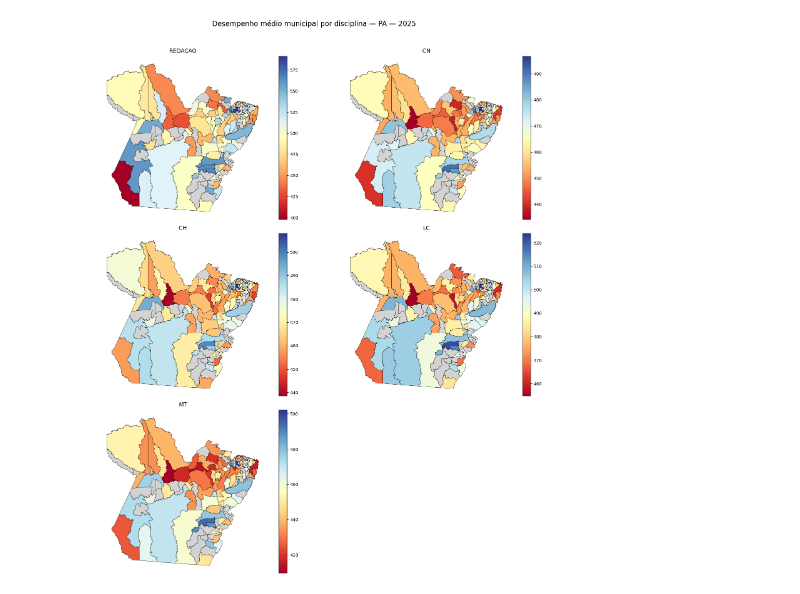
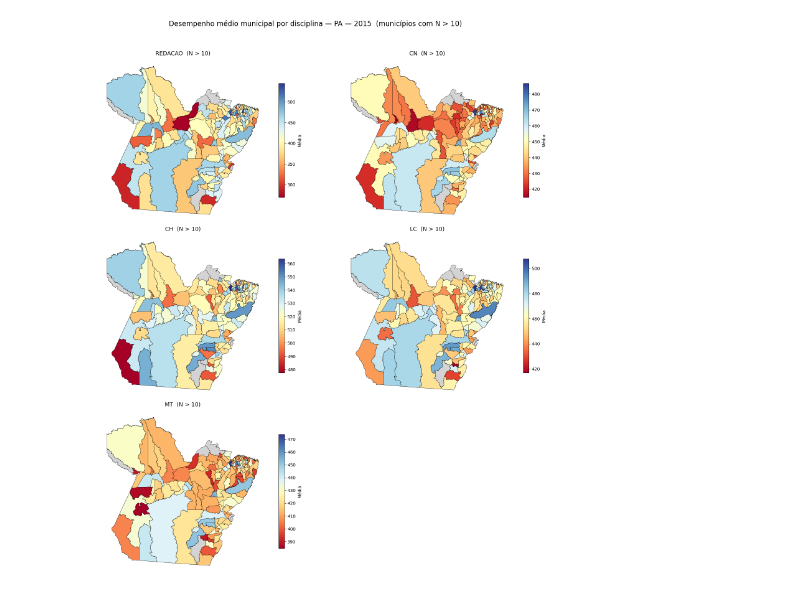
Before and after one commit to albertoakel/Projeto_ENEM, a Jupyter notebook: notebook/07_Analise_transversal_mapas.ipynb, the cells around one changed output. Saved outputs shown, nothing was run; the diff lists cells and outputs as text; code cells hidden in the pictures.

```diff
--- a/notebook/07_Analise_transversal_mapas.ipynb
+++ b/notebook/07_Analise_transversal_mapas.ipynb
@@ -23,15 +47,16 @@ from matplotlib.colors import LogNorm, Normalize
 from matplotlib.patches import Patch
 
 from enem_pipeline.config import PROJECT_ROOT, UF_PROCESSAMENTO
-from utils.features_names import read_allfiles
+from utils.features_names import read_allfiles,read_allfiles2
 from utils.eda import configuracao_analise_transversal
+import time
 
 # ------------------------------------------------------------
 # Parâmetros definidos pelo usuário
 # ------------------------------------------------------------
 
 UF_PROCESSAMENTO = "PA"
-ANO_TRANSVERSAL = 2025  # Escolher qualquer ano entre 1998 e 2025.
+ANO_TRANSVERSAL = 2015  # Escolher qualquer ano entre 1998 e 2025.
 
 if not 1998 <= int(ANO_TRANSVERSAL) <= 2025:
     raise ValueError("ANO_TRANSVERSAL deve estar entre 1998 e 2025.")
@@ -49,7 +74,8 @@ ORDEM_DISCIPLINAS = config_ano["ordem_disciplinas"]
 
 # Uma única leitura. read_allfiles já harmoniza os nomes municipais
 # das bases analíticas com a malha geográfica usando o código municipal.
-dados_consumo = read_allfiles(UF_PROCESSAMENTO)
+dados_consumo = read_allfiles2(UF_PROCESSAMENTO,'ESC')
+
 painel = dados_consumo["painel"]["data"].copy()
 municipios_geo = dados_consumo["shape"]["data"].copy()
 
@@ -183,41 +293,74 @@ São apresentados somente os indicadores válidos para o ano escolhido. Cada dis
 # ============================================================
 # 4. MAPAS DE DESEMPENHO MÉDIO POR DISCIPLINA
 # ============================================================
+from matplotlib.colors import Normalize
 
-n_mapas = len(COLUNAS_MEDIAS)
+N_VALIDOS_MIN = 10 # mesmo limiar dos demais blocos
+
+n_mapas   = len(COLUNAS_MEDIAS)
 n_colunas = 2
-n_linhas = int(np.ceil(n_mapas / n_colunas))
+n_linhas  = int(np.ceil(n_mapas / n_colunas))
 
 fig, axes = plt.subplots(
     n_linhas, n_colunas,
     figsize=(16, 6 * n_linhas),
-    squeeze=False
+    squeeze=False,
 )
 axes = axes.flatten()
 
 for i, coluna in enumerate(COLUNAS_MEDIAS):
     ax = axes[i]
+    disciplina = NOMES_DISCIPLINAS.get(coluna, coluna)
+
+    # ---- coluna de N válidos específica da disciplina (se existir) ----
+    sufixo       = coluna.replace("media_", "")
+    coluna_n_disc = f"n_validos_{sufixo}"
+
+    if coluna_n_disc in dados_ano.columns:
+        coluna_n = coluna_n_disc
+    elif "n_participantes" in dados_ano.columns:
+        coluna_n = "n_participantes"
+    else:
+        print(f"[{disciplina}] sem coluna de N — mapa não gerado.")
+        ax.axis("off")
+        continue
+
+    # ---- base filtrada ----
     dados_disciplina = dados_ano.copy()
-    dados_disciplina[coluna] = pd.to_numeric(
-        dados_disciplina[coluna], errors="coerce"
-    )
+    dados_disciplina[coluna]  = pd.to_numeric(dados_disciplina[coluna],  errors="coerce")
+    dados_disciplina[coluna_n] = pd.to_numeric(dados_disciplina[coluna_n], errors="coerce")
+
+    n_antes = len(dados_disciplina)
     dados_disciplina = dados_disciplina[
         dados_disciplina[coluna].notna()
+        & (dados_disciplina[coluna_n] > N_VALIDOS_MIN)
     ]
+    print(f"[{disciplina}] filtro {coluna_n} > {N_VALIDOS_MIN}: "
+          f"{n_antes} → {len(dados_disciplina)} municípios.")
 
+    # ---- fundo ----
     municipios_geo.plot(
-        color="lightgray", linewidth=0.4, edgecolor="black", ax=ax
+        color="lightgray", linewidth=0.4, edgecolor="black", ax=ax,
     )
 
+    # ---- caso vazio ----
     if dados_disciplina.empty:
-        ax.set_title(f"{NOMES_DISCIPLINAS[coluna]} — sem dados")
+        ax.set_title(f"{disciplina} — sem municípios com N > {N_VALIDOS_MIN}",
+                     fontsize=12)
         ax.set_axis_off()
         continue
 
-    vmin = dados_disciplina[coluna].min()
-    vmax = dados_disciplina[coluna].max()
-    escala = Normalize(vmin=vmin, vmax=vmax) if vmax > vmin else Normalize(vmin=vmin - 0.5, vmax=vmax + 0.5)
+    # ---- escala ----
+    vmin = float(dados_disciplina[coluna].min())
+    vmax = float(dados_disciplina[coluna].max())
+    if vmax > vmin:
+        escala = Normalize(vmin=vmin, vmax=vmax)
+    else:
+        # só um valor (ou todos iguais): folga proporcional
+        folga = max(abs(vmin) * 0.02, 0.5)
+        escala = Normalize(vmin=vmin - folga, vmax=vmax + folga)
 
+    # ---- plot ----
     dados_disciplina.plot(
         column=coluna,
         cmap="RdYlBu",
@@ -225,18 +368,22 @@ for i, coluna in enumerate(COLUNAS_MEDIAS):
         linewidth=0.4,
         edgecolor="black",
         legend=True,
-        ax=ax
+        legend_kwds={"shrink": 0.7, "label": "Média"},
+        ax=ax,
     )
-    ax.set_title(NOMES_DISCIPLINAS[coluna], fontsize=13, pad=8)
+    ax.set_title(f"{disciplina}  (N > {N_VALIDOS_MIN})",
+                 fontsize=13, pad=8)
     ax.set_axis_off()
 
+# ---- desliga eixos extras ----
 for ax in axes[n_mapas:]:
     ax.remove()
 
 fig.suptitle(
-    f"Desempenho médio municipal por disciplina — {UF_PROCESSAMENTO} — {ANO_TRANSVERSAL}",
-    fontsize=16,
-    y=0.99
+    f"Desempenho médio municipal por disciplina — "
+    f"{UF_PROCESSAMENTO} — {ANO_TRANSVERSAL}  "
+    f"(municípios com N > {N_VALIDOS_MIN})",
+    fontsize=16, y=0.995,
 )
 plt.tight_layout(rect=[0, 0, 1, 0.97])
 plt.show()
@@ -244,4 +396,4 @@ plt.show()
-[figure, old version]
+[figure, new version]
 # %% [markdown]
 ## 5. Perfil espacial comparativo das disciplinas — somente 2009–2025
 
```
Also changed, not shown: parts of 13 cells of this notebook, 6 other files.
